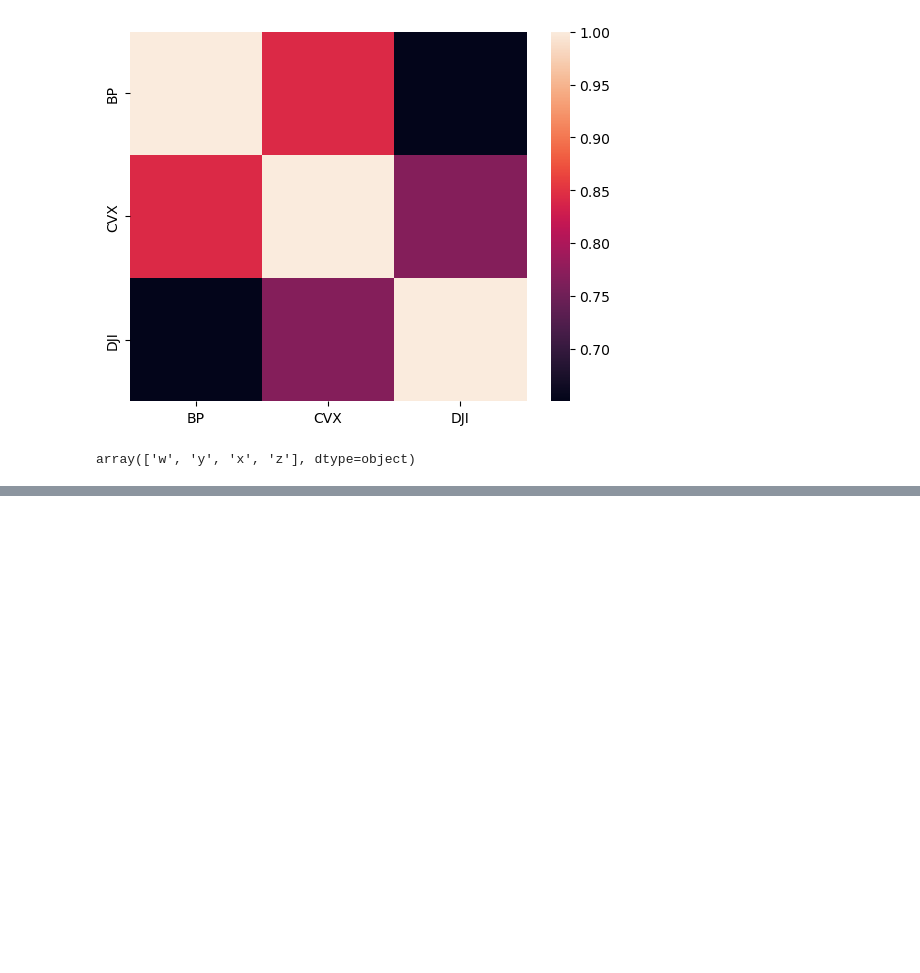
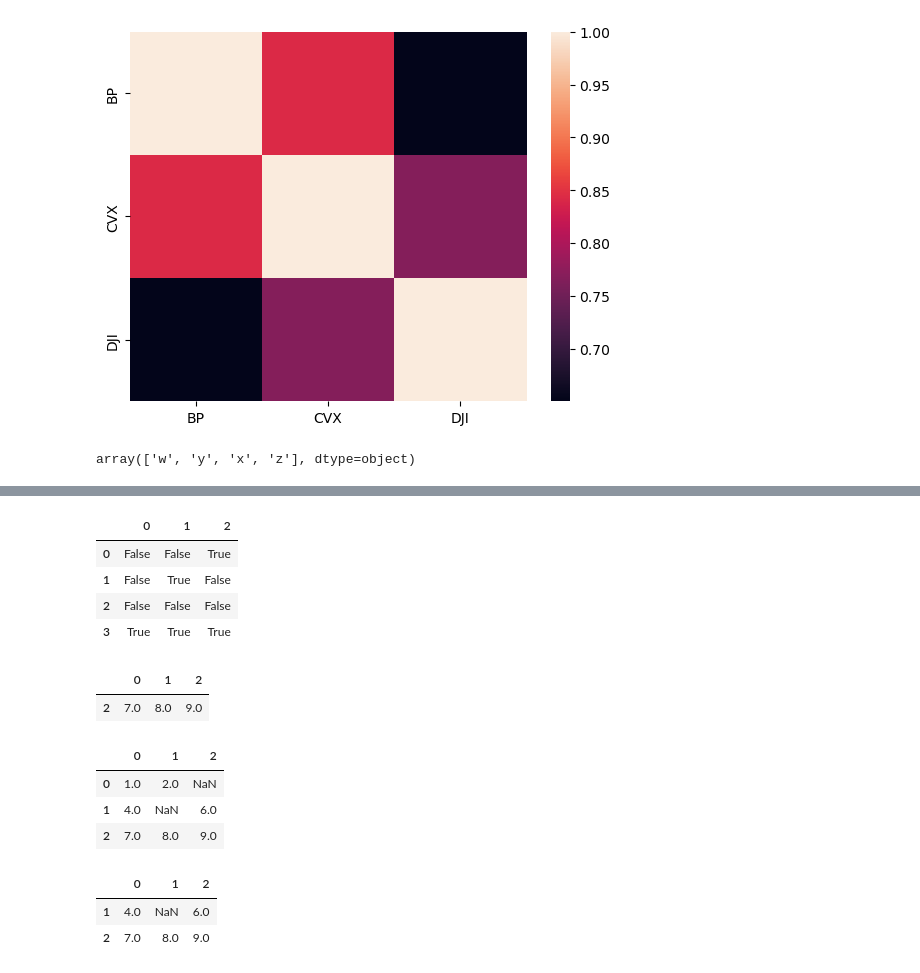
Before and after one commit to largekind/DataScience, a Jupyter notebook: pandas.ipynb, the cells around one changed output, grey strips where cells are left out. Cells and saved outputs as stored; diff of their text form; code cells hidden in the pictures; blank space fills up the shorter version.

```diff
--- a/pandas.ipynb
+++ b/pandas.ipynb
@@ -645,0 +670,30 @@ array(['w', 'y', 'x', 'z'], dtype=object)
+# %%
+dframe.isnull()
+# %% [output]
+|  | 0 | 1 | 2 |
+| 0 | False | False | True |
+| 1 | False | True | False |
+| 2 | False | False | False |
+| 3 | True | True | True |
+# %%
+#欠損値が1つでもあれば削除
+dframe.dropna()
+# %% [output]
+|  | 0 | 1 | 2 |
+| 2 | 7.0 | 8.0 | 9.0 |
+# %%
+#全部欠損なら削除
+dframe.dropna(how='all')
+# %% [output]
+|  | 0 | 1 | 2 |
+| 0 | 1.0 | 2.0 | NaN |
+| 1 | 4.0 | NaN | 6.0 |
+| 2 | 7.0 | 8.0 | 9.0 |
+# %%
+dframe2 = DataFrame([[1,nan,nan],[4,nan,6],[7,8,9],[nan,nan,nan]])
+# threshを指定すれば、欠損値がnanの数以上の場合は消す
+dframe2.dropna(thresh=2)
+# %% [output]
+|  | 0 | 1 | 2 |
+| 1 | 4.0 | NaN | 6.0 |
+| 2 | 7.0 | 8.0 | 9.0 |
```
Also changed, not shown: parts of 5 cells of this notebook.
